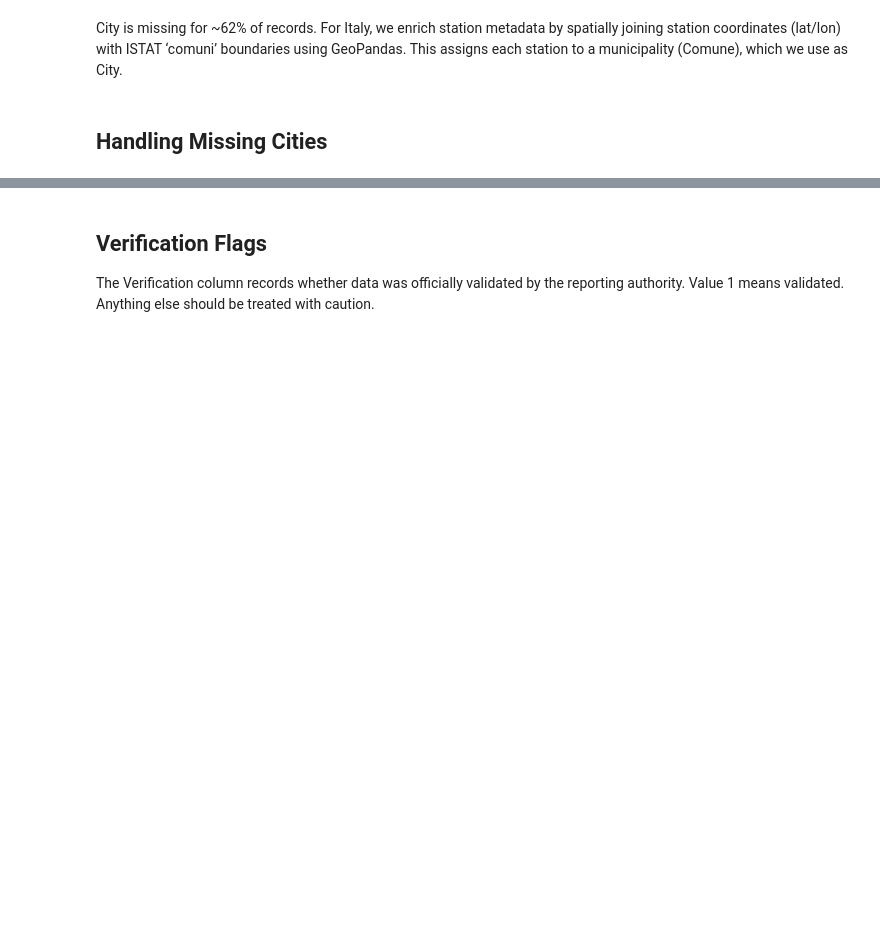
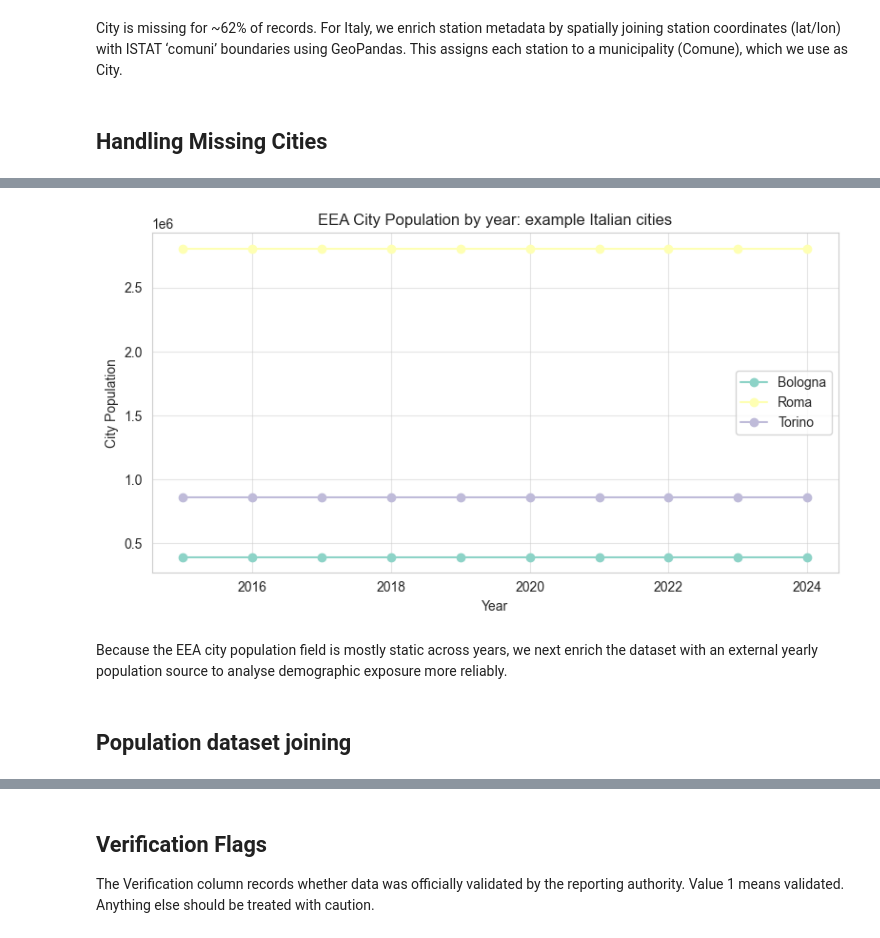
Before and after one commit to yelenashabanova/GrandChallengeAccenture, a Jupyter notebook: main.ipynb, the cells around one changed output, grey strips where cells are left out. Saved outputs shown, nothing was run; the diff lists cells and outputs as text; code cells hidden in the pictures; blank space fills up the shorter version.

Commit message:
population

```diff
--- a/main.ipynb
+++ b/main.ipynb
@@ -239,0 +401,24 @@ The EEA recommends at least 75% coverage for a statistic to be considered valid.
+# %%
+# Show a few example cities
+example_cities = ["Roma", "Milano", "Napoli", "Torino", "Bologna"]
+
+example_df = city_year_pop[city_year_pop["City"].isin(example_cities)].copy()
+
+plt.figure(figsize=(8, 4.5))
+for city in sorted(example_df["City"].unique()):
+    sub = example_df[example_df["City"] == city].sort_values("Year")
+    plt.plot(sub["Year"], sub["City Population"], marker="o", label=city)
+
+plt.title("EEA City Population by year: example Italian cities")
+plt.xlabel("Year")
+plt.ylabel("City Population")
+plt.legend()
+plt.tight_layout()
+plt.savefig("images/eea_population_examples.png", dpi=300)
+plt.show()
+# %% [output]
+[figure, added]
+# %% [markdown]
+Because the EEA city population field is mostly static across years, we next enrich the dataset with an external yearly population source to analyse demographic exposure more reliably.
+# %% [markdown]
+## Population dataset joining
```
Also changed, not shown: parts of 86 cells of this notebook, 1 other file.
